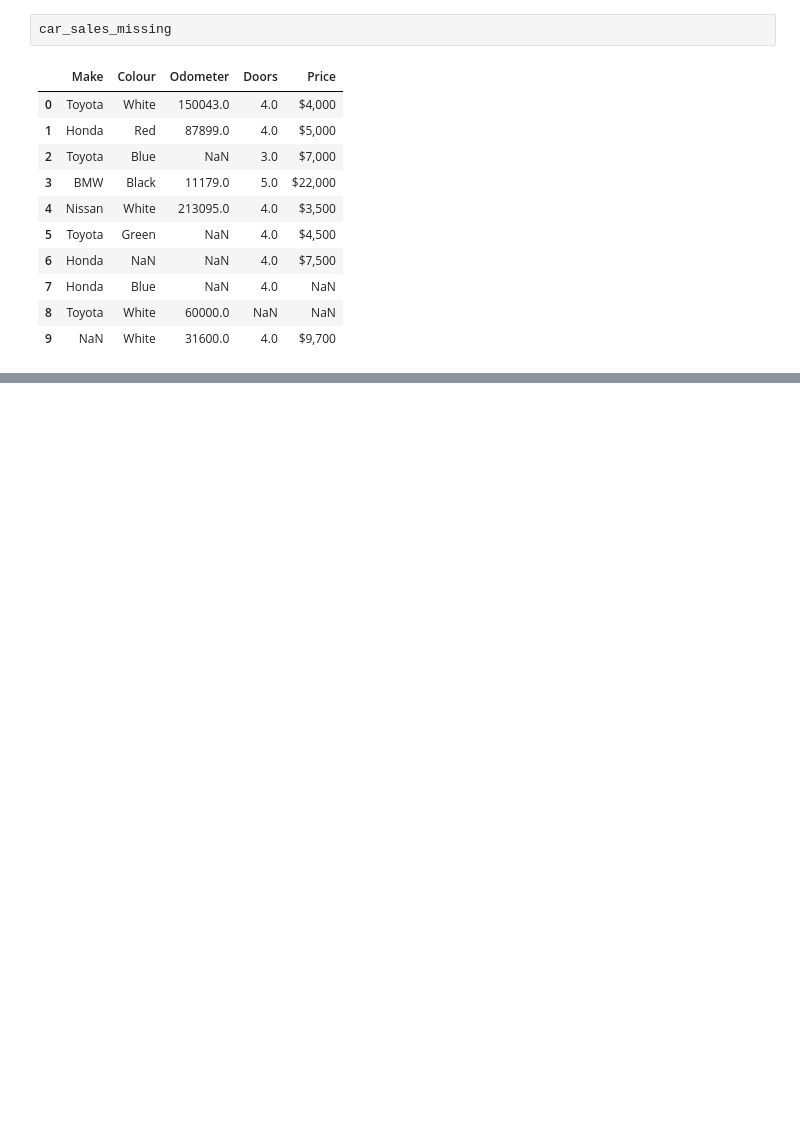
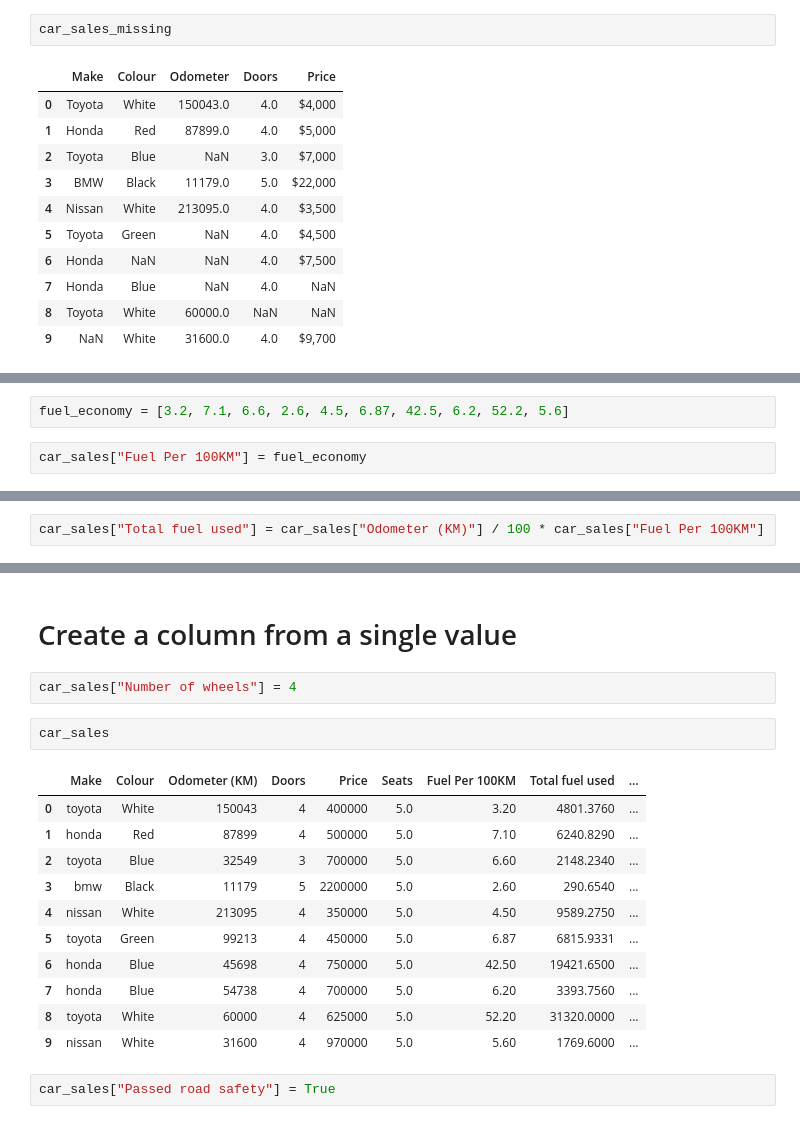
Before and after one commit to disono/machine-learning, a Jupyter notebook: 1-pandas-course/series-data-frames-csv.ipynb, the cells around one changed output, grey strips where cells are left out. Saved outputs shown, nothing was run; the diff lists cells and outputs as text; blank space fills up the shorter version.

```diff
--- a/1-pandas-course/series-data-frames-csv.ipynb
+++ b/1-pandas-course/series-data-frames-csv.ipynb
@@ -508,0 +556,4 @@ car_sales_missing
+# %%
+fuel_economy = [3.2, 7.1, 6.6, 2.6, 4.5, 6.87, 42.5, 6.2, 52.2, 5.6]
+# %%
+car_sales["Fuel Per 100KM"] = fuel_economy
@@ -508,0 +574,2 @@ car_sales_missing
+# %%
+car_sales["Total fuel used"] = car_sales["Odometer (KM)"] / 100 * car_sales["Fuel Per 100KM"]
@@ -508,0 +590,20 @@ car_sales_missing
+# %% [markdown]
+# Create a column from a single value
+# %%
+car_sales["Number of wheels"] = 4
+# %%
+car_sales
+# %% [output]
+|  | Make | Colour | Odometer (KM) | Doors | Price | Seats | Fuel Per 100KM | Total fuel used | ... |
+| 0 | toyota | White | 150043 | 4 | 400000 | 5.0 | 3.20 | 4801.3760 | ... |
+| 1 | honda | Red | 87899 | 4 | 500000 | 5.0 | 7.10 | 6240.8290 | ... |
+| 2 | toyota | Blue | 32549 | 3 | 700000 | 5.0 | 6.60 | 2148.2340 | ... |
+| 3 | bmw | Black | 11179 | 5 | 2200000 | 5.0 | 2.60 | 290.6540 | ... |
+| 4 | nissan | White | 213095 | 4 | 350000 | 5.0 | 4.50 | 9589.2750 | ... |
+| 5 | toyota | Green | 99213 | 4 | 450000 | 5.0 | 6.87 | 6815.9331 | ... |
+| 6 | honda | Blue | 45698 | 4 | 750000 | 5.0 | 42.50 | 19421.6500 | ... |
+| 7 | honda | Blue | 54738 | 4 | 700000 | 5.0 | 6.20 | 3393.7560 | ... |
+| 8 | toyota | White | 60000 | 4 | 625000 | 5.0 | 52.20 | 31320.0000 | ... |
+| 9 | nissan | White | 31600 | 4 | 970000 | 5.0 | 5.60 | 1769.6000 | ... |
+# %%
+car_sales["Passed road safety"] = True
```
Also changed, not shown: parts of 23 cells of this notebook, 1 other file.
